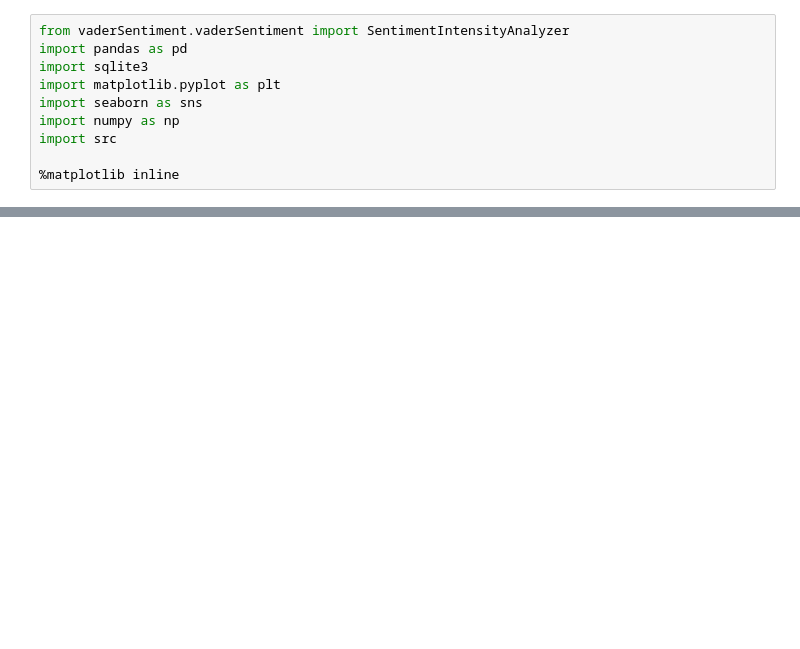
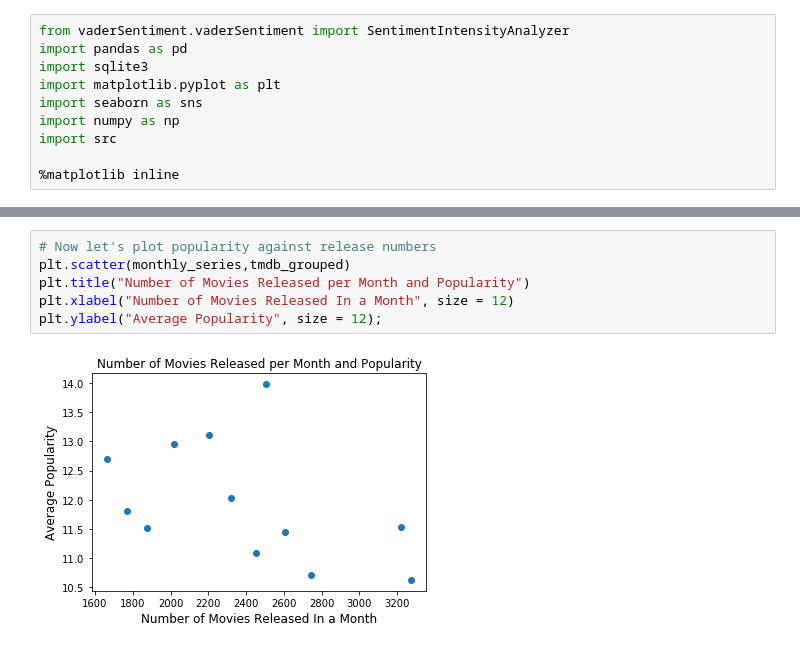
Before and after one commit to SlimHintz/movie-data-eda, a Jupyter notebook: timEda/time-series-analyses.ipynb, the cells around one changed output, grey strips where cells are left out. Drawn from its saved outputs; the diff is of its cells as text; blank space fills up the shorter version.

```diff
--- a/timEda/time-series-analyses.ipynb
+++ b/timEda/time-series-analyses.ipynb
@@ -76,0 +103,8 @@ sentiment_date_data= df_rotten.groupby(['date']).date.count()
+# %%
+# Now let's plot popularity against release numbers
+plt.scatter(monthly_series,tmdb_grouped)
+plt.title("Number of Movies Released per Month and Popularity")
+plt.xlabel("Number of Movies Released In a Month", size = 12)
+plt.ylabel("Average Popularity", size = 12);
+# %% [output]
+[figure, added]
```
Also changed, not shown: parts of 39 cells of this notebook, 5 other files.
